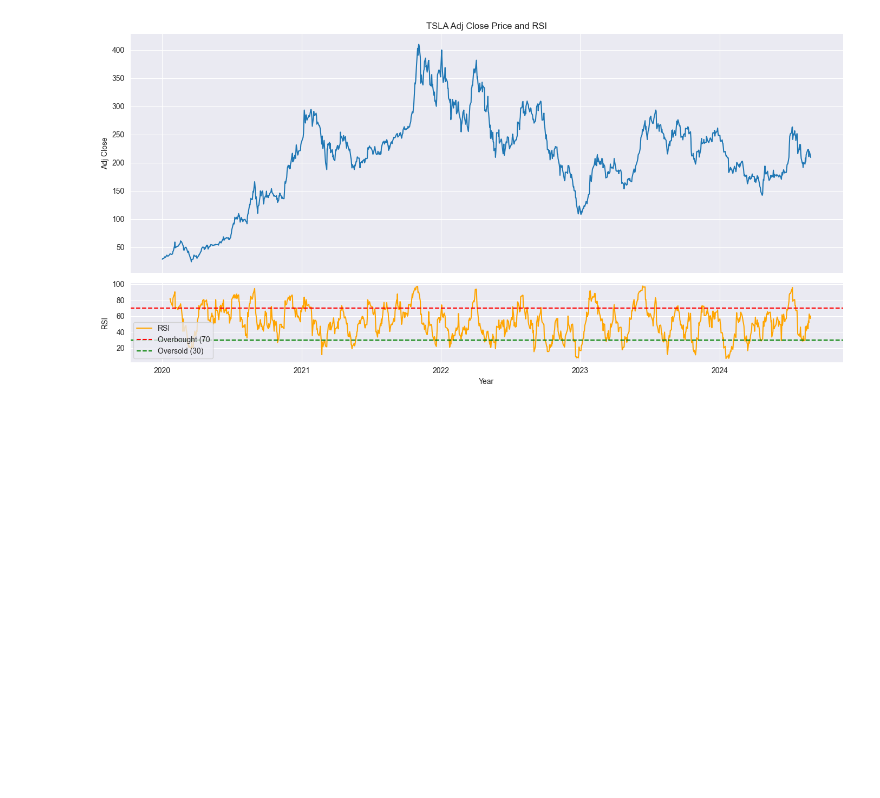
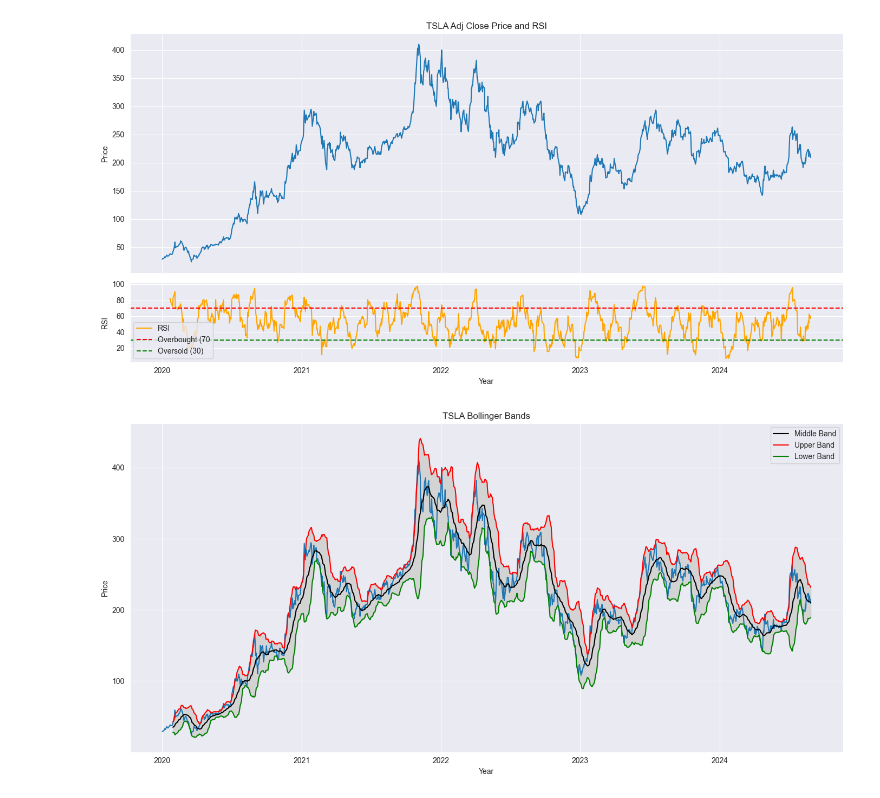
Before and after one commit to blotetheodorus/financial-data-analysis, a Jupyter notebook: financial_data_analysis.ipynb, the cells around one changed output. Drawn from its saved outputs; the diff is of its cells as text; code cells hidden in the pictures; blank space fills up the shorter version.

Commit message:
Calculate and visualise bollinger bands

```diff
--- a/financial_data_analysis.ipynb
+++ b/financial_data_analysis.ipynb
@@ -210,0 +213,26 @@ plt.show()
+# %%
+# Plot bollinger bands with price
+plt.figure(figsize=(14, 7))
+
+# Plot adj close price
+plt.plot(stock_data['Adj Close'])
+
+# Plot bollinger bands
+plt.plot(stock_data['Middle Band'], label='Middle Band', color='black')
+plt.plot(stock_data['Upper Band'], label='Upper Band', color='red')
+plt.plot(stock_data['Lower Band'], label='Lower Band', color='green')
+
+# Fill area between bands
+plt.fill_between(stock_data.index, stock_data['Lower Band'], stock_data['Upper Band'], color='lightgray')
+
+plt.title(f"{ticker} Bollinger Bands")
+plt.xlabel("Year")
+plt.ylabel("Price")
+plt.legend()
+
+# Improve layout
+plt.tight_layout()
+
+plt.show()
+# %% [output]
+[figure, added]
```
Also changed, not shown: parts of 4 cells of this notebook.
